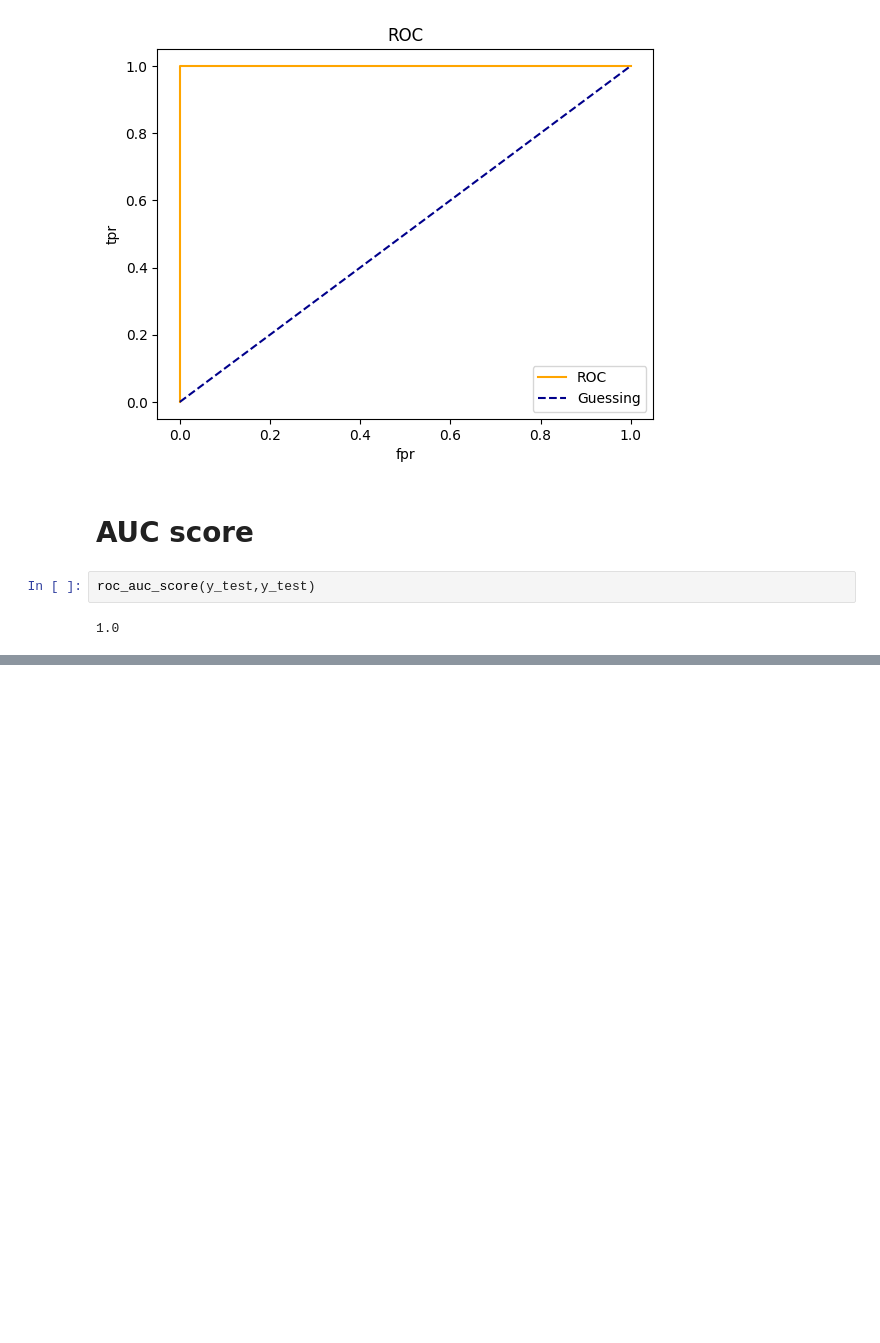
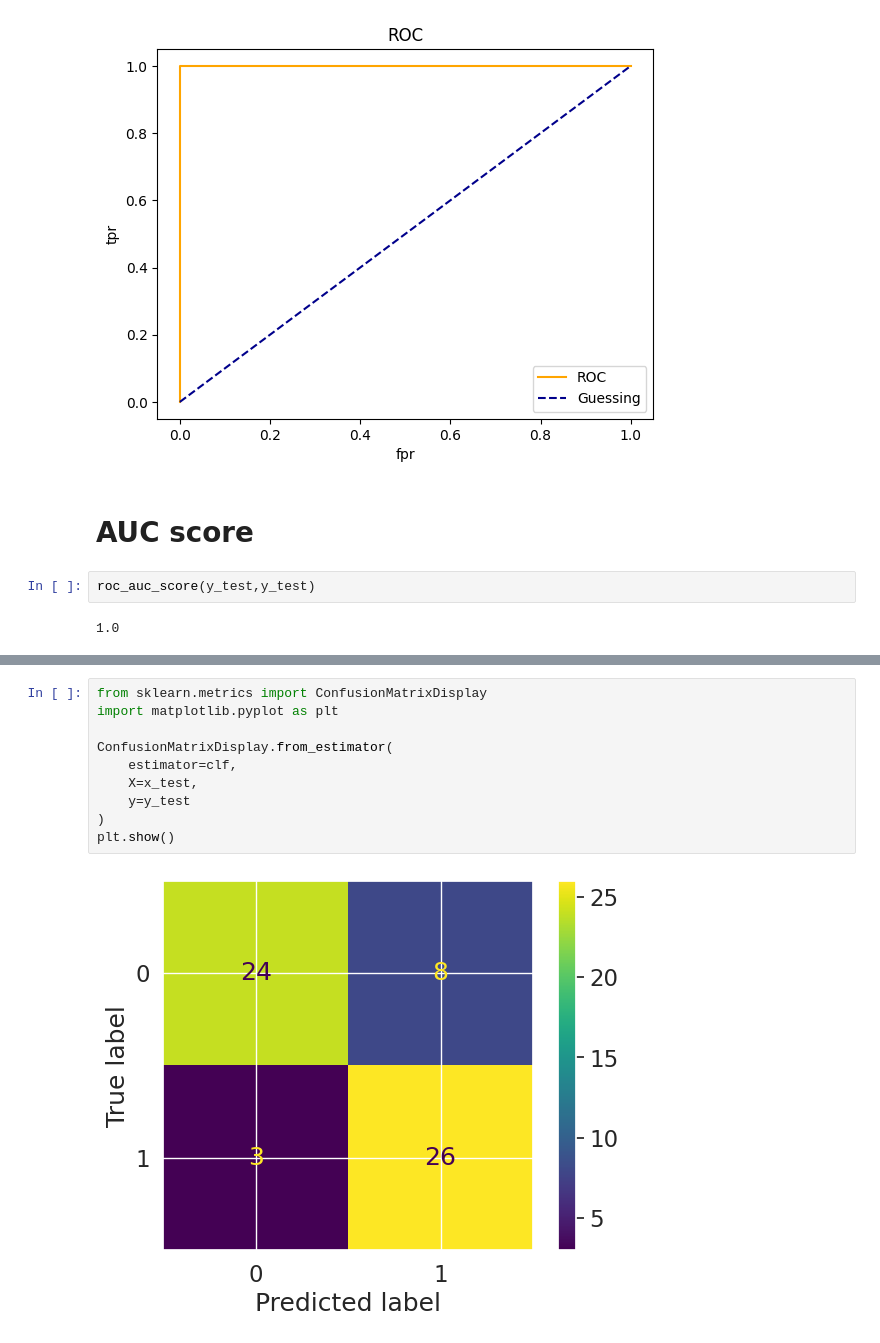
Before and after one commit to Shailsharma2604/Kaggle, a Jupyter notebook: scikitlearn-basic.ipynb, the cells around one changed output, grey strips where cells are left out. Saved outputs shown, nothing was run; the diff lists cells and outputs as text; blank space fills up the shorter version.

```diff
--- a/scikitlearn-basic.ipynb
+++ b/scikitlearn-basic.ipynb
@@ -1648,0 +1685,12 @@ roc_auc_score(y_test,y_test)
+# %%
+from sklearn.metrics import ConfusionMatrixDisplay
+import matplotlib.pyplot as plt
+
+ConfusionMatrixDisplay.from_estimator(
+    estimator=clf,
+    X=x_test,
+    y=y_test
+)
+plt.show()
+# %% [output]
+[figure, added]
```
Also changed, not shown: parts of 20 cells of this notebook.
